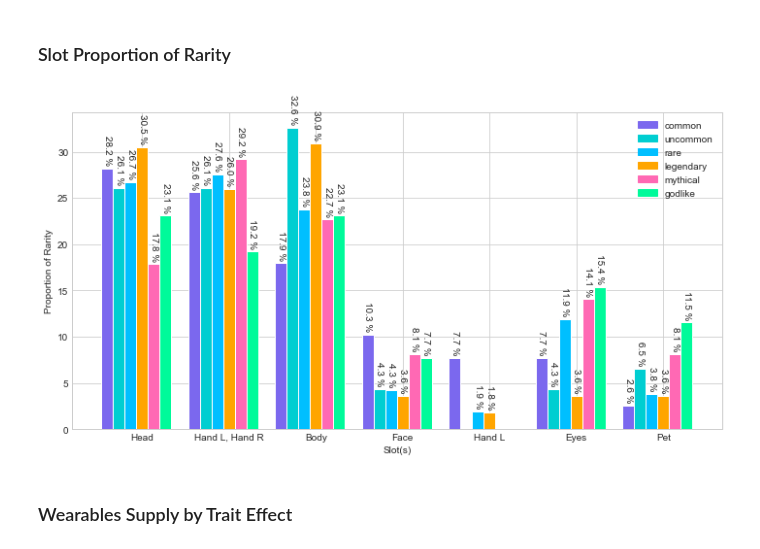
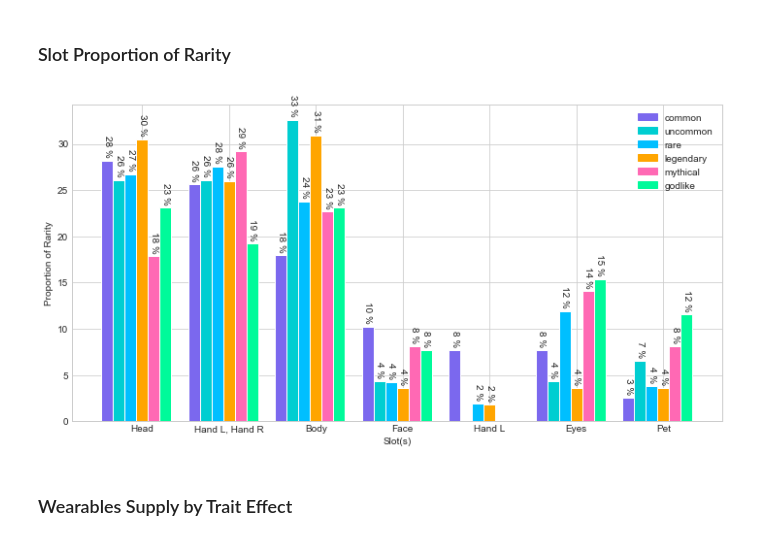
Before and after one commit to mikey-jay/aavegotchi-wearables-report, a Jupyter notebook: wearables_dashboard.ipynb, the cells around one changed output. Saved outputs shown, nothing was run; the diff lists cells and outputs as text; code cells hidden in the pictures.

Commit message:
add grouped_bar_chart class

```diff
--- a/wearables_dashboard.ipynb
+++ b/wearables_dashboard.ipynb
@@ -284,42 +285,20 @@ show_itable_long(supply_by_slot_rarity_df, order=[[0, 'asc'],[2, 'desc']], colum
 | Loading... (need help?) |
 # %% [markdown]
 ### Slot Proportion of Rarity
-# %%
-%%capture --no-display
-# hide the warning about bar color and edge color
-
-# Get unique values for slots and rarities
-slots = supply_by_slot_rarity_df.sort_values(supply_column, ascending=False)[slot_column].unique()
-rarities = supply_by_slot_rarity_df.sort_values(supply_column, ascending=False)[rarity_column].unique()
-
-# Set up plot
-fig, ax = plt.subplots()
-fig.set_size_inches(12,6)
-width = 0.8 / len(rarities)  # Width of each bar
-colors = [get_rarity_color(rarity) for rarity in rarities]
-border_color = 'white'
-
-# Loop over rarities and plot bars for each slot
-for j, rarity in enumerate(rarities):
-    rarity_data = supply_by_slot_rarity_df[supply_by_slot_rarity_df[rarity_column] == rarity]
-    proportions = rarity_data['Proportion of Rarity']
-    x = np.arange(len(slots)) + j * width
-    for i, slot in enumerate(slots):
-        slot_data = rarity_data[rarity_data[slot_column] == slot]
-        proportion = slot_data['Proportion of Rarity']
-        annotate_bars(ax.bar(x[i], proportion, width, color=colors[j], edgecolor=border_color), ax, format='{:.1f} %', rotation=-90)
-# Set x-axis and y-axis labels and ticks
-ax.set_xlabel('Slot(s)')
-ax.set_ylabel('Proportion of Rarity')
-ax.set_xticks(np.arange(len(slots)) + 0.4)
-ax.set_xticklabels(slots)
-
-# Create legend for rarities
-legend_handles = [plt.Rectangle((0,0),1,1, color=colors[i], edgecolor=border_color) for i in range(len(rarities))]
-ax.legend(legend_handles, rarities)
-plt.show()
-# %% [output]
-[figure, removed]
+# %%
+%%capture --no-display
+# hide the warning about bar color and edge color
+
+proportion_of_rarity_chart = GroupedBarChart(
+    supply_by_slot_rarity_df.sort_values(supply_column, ascending=False),
+    x_column_name=slot_column,
+    y_column_name=proportion_of_rarity_column,
+    series_column_name=rarity_column,
+    series_colors=rarity_color_mappings)
+proportion_of_rarity_chart.annotate_bars(annotation_format='{:.0f} %', rotation=-90)
+proportion_of_rarity_chart.show()
+# %% [output]
+[figure, added]
 # %% [markdown]
 ### Wearables Supply by Trait Effect
 # %%
```
Also changed, not shown: parts of 6 cells of this notebook, 3 other files.
